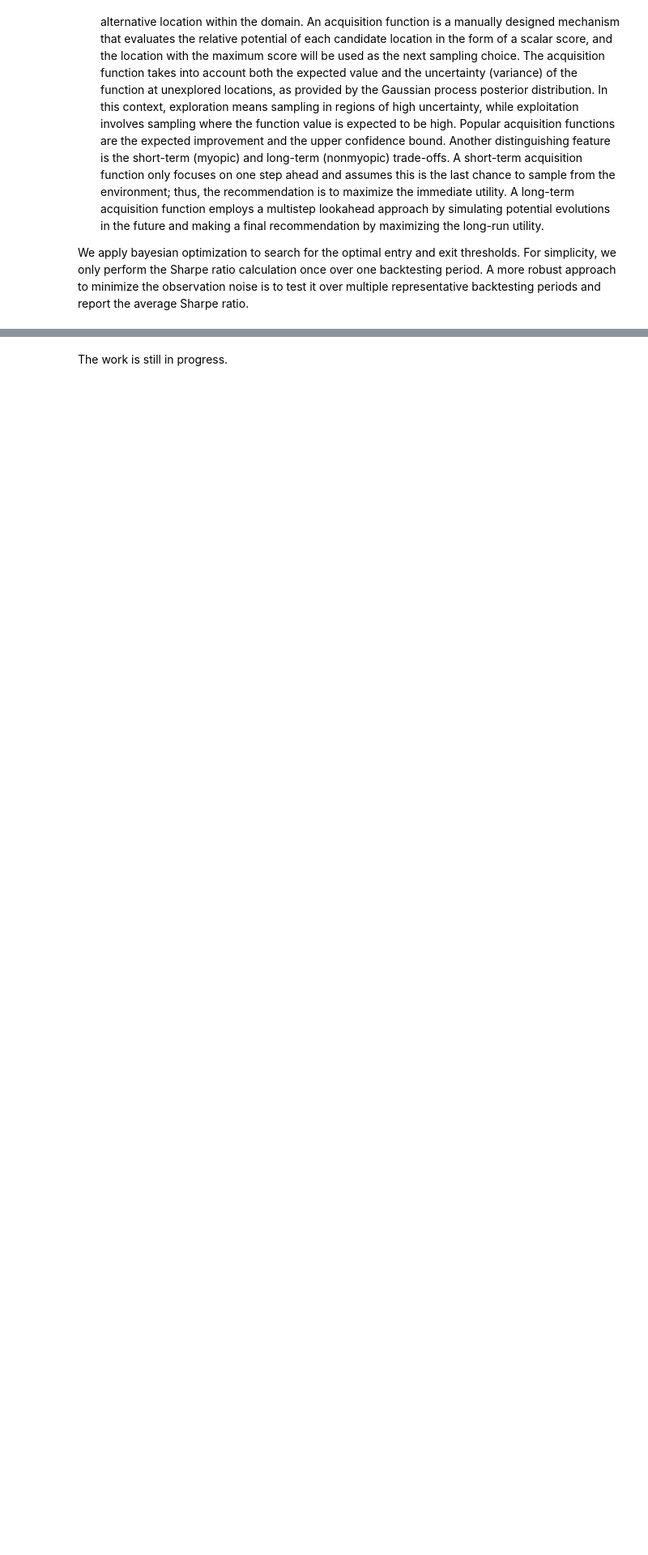
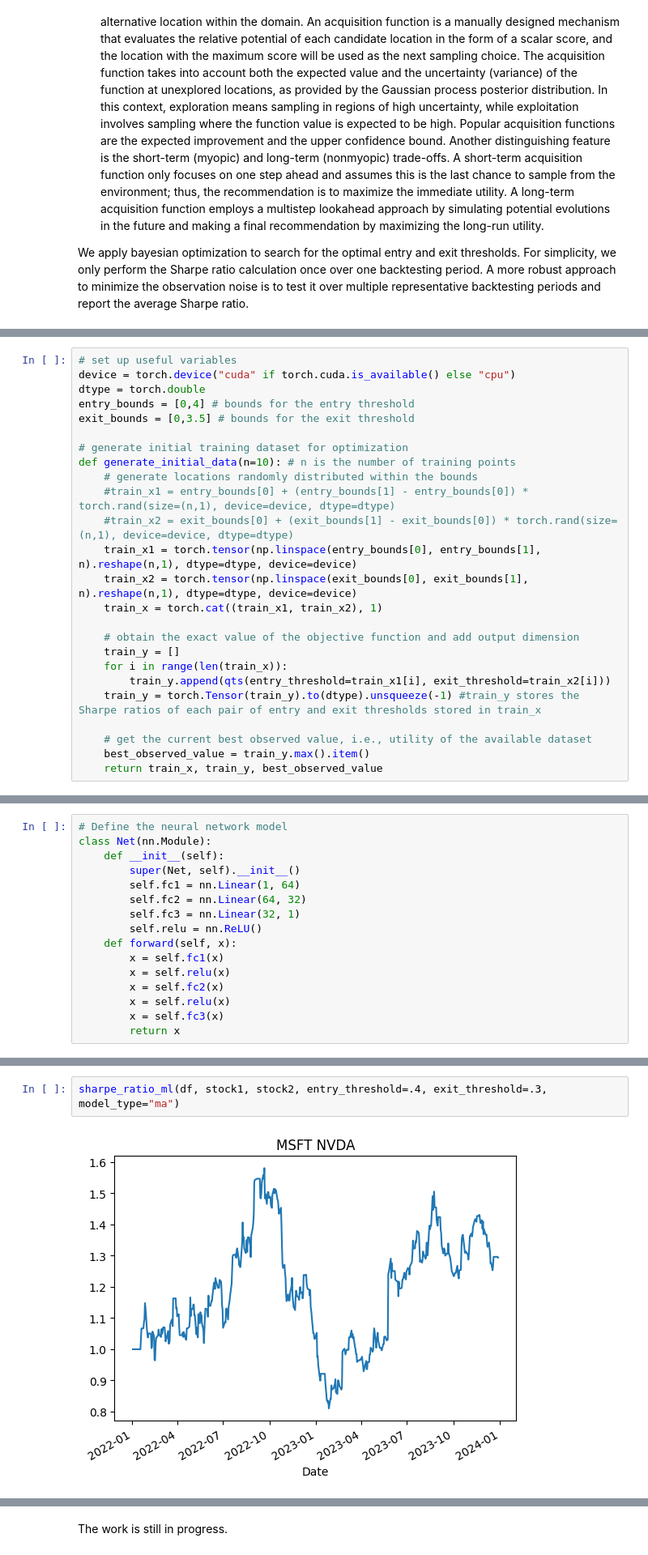
Before and after one commit to Yohann0/Finance, a Jupyter notebook: Pairs trading strategy.ipynb, the cells around one changed output, grey strips where cells are left out. Shown: that part at 81% size. Cells and saved outputs as stored; diff of their text form; blank space fills up the shorter version.

```diff
--- a/Pairs trading strategy.ipynb
+++ b/Pairs trading strategy.ipynb
@@ -161,0 +195,25 @@ Successfully installed MarkupSafe-2.1.5 botorch-0.11.0 filelock-3.14.0 fsspec-20
+# %%
+# set up useful variables
+device = torch.device("cuda" if torch.cuda.is_available() else "cpu")
+dtype = torch.double
+entry_bounds = [0,4] # bounds for the entry threshold
+exit_bounds = [0,3.5] # bounds for the exit threshold
+
+# generate initial training dataset for optimization
+def generate_initial_data(n=10): # n is the number of training points
+    # generate locations randomly distributed within the bounds
+    #train_x1 = entry_bounds[0] + (entry_bounds[1] - entry_bounds[0]) * torch.rand(size=(n,1), device=device, dtype=dtype)
+    #train_x2 = exit_bounds[0] + (exit_bounds[1] - exit_bounds[0]) * torch.rand(size=(n,1), device=device, dtype=dtype)
+    train_x1 = torch.tensor(np.linspace(entry_bounds[0], entry_bounds[1], n).reshape(n,1), dtype=dtype, device=device)
+    train_x2 = torch.tensor(np.linspace(exit_bounds[0], exit_bounds[1], n).reshape(n,1), dtype=dtype, device=device)
+    train_x = torch.cat((train_x1, train_x2), 1)
+
+    # obtain the exact value of the objective function and add output dimension
+    train_y = []
+    for i in range(len(train_x)):
+        train_y.append(qts(entry_threshold=train_x1[i], exit_threshold=train_x2[i]))
+    train_y = torch.Tensor(train_y).to(dtype).unsqueeze(-1) #train_y stores the Sharpe ratios of each pair of entry and exit thresholds stored in train_x
+
+    # get the current best observed value, i.e., utility of the available dataset
+    best_observed_value = train_y.max().item()
+    return train_x, train_y, best_observed_value
@@ -161,0 +416,16 @@ Successfully installed MarkupSafe-2.1.5 botorch-0.11.0 filelock-3.14.0 fsspec-20
+# %%
+# Define the neural network model
+class Net(nn.Module):
+    def __init__(self):
+        super(Net, self).__init__()
+        self.fc1 = nn.Linear(1, 64)
+        self.fc2 = nn.Linear(64, 32)
+        self.fc3 = nn.Linear(32, 1)
+        self.relu = nn.ReLU()
+    def forward(self, x):
+        x = self.fc1(x)
+        x = self.relu(x)
+        x = self.fc2(x)
+        x = self.relu(x)
+        x = self.fc3(x)
+        return x
@@ -161,0 +534,4 @@ Successfully installed MarkupSafe-2.1.5 botorch-0.11.0 filelock-3.14.0 fsspec-20
+# %%
+sharpe_ratio_ml(df, stock1, stock2, entry_threshold=.4, exit_threshold=.3, model_type="ma")
+# %% [output]
+[figure, added]
```
Also changed, not shown: parts of 35 cells of this notebook, 2 other files.
